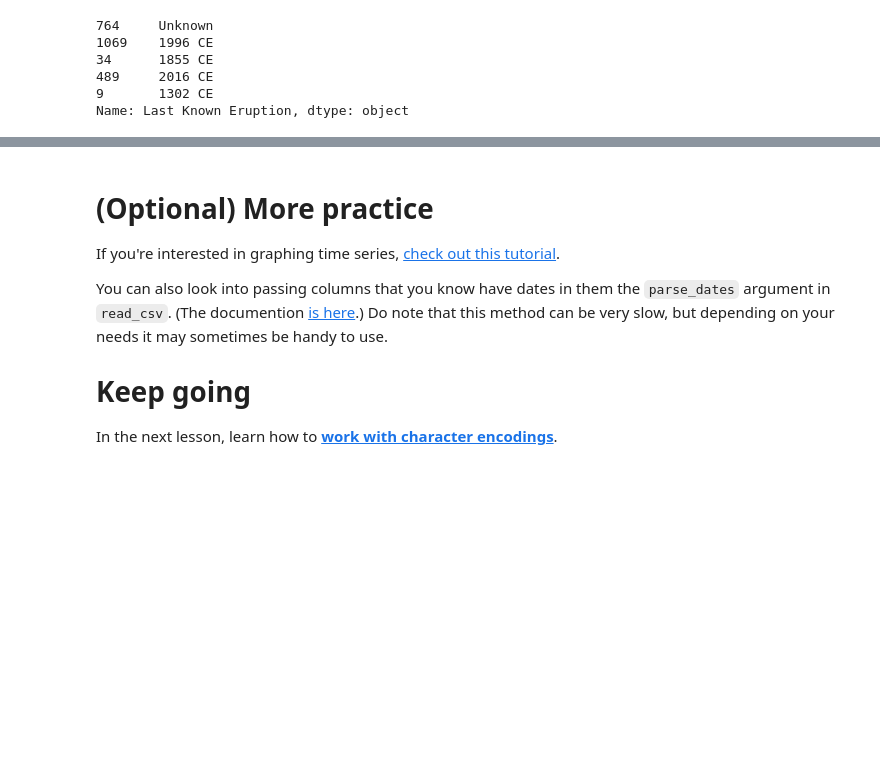
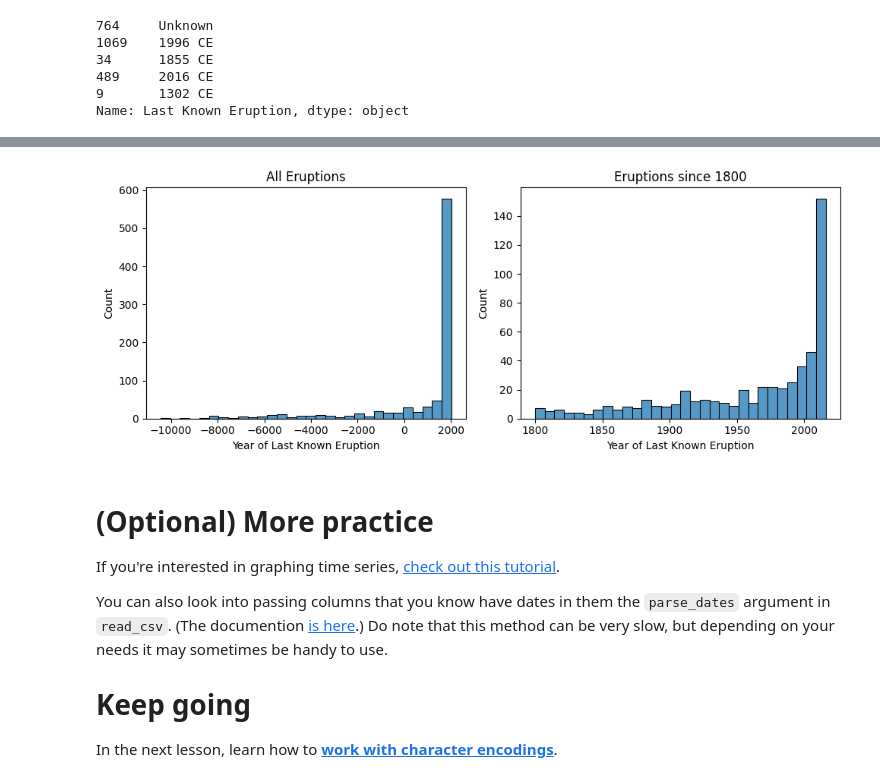
Before and after one commit to PascalWetzel/Kaggle-courses, a Jupyter notebook: data_cleaning/03-parsing-dates.ipynb, the cells around one changed output, grey strips where cells are left out. Drawn from its saved outputs; the diff is of its cells as text; code cells hidden in the pictures; blank space fills up the shorter version.

```diff
--- a/data_cleaning/03-parsing-dates.ipynb
+++ b/data_cleaning/03-parsing-dates.ipynb
@@ -208,3 +209,8 @@ volcanos['Last Known Eruption'].sample(5)
 489     2016 CE
 9       1302 CE
 Name: Last Known Eruption, dtype: object
+# %%
+volcanos["Era"] = volcanos['Last Known Eruption'].str.split(" ").str[1]
+volcanos["Last Known Eruption Parsed"] = pd.to_numeric(volcanos['Last Known Eruption'].str.split(" ").str[0], errors="coerce")
+volcanos.loc[volcanos["Era"] == "BCE", "Last Known Eruption Parsed"] *= -1
+volcanos[["Last Known Eruption Parsed", "Era"]]
@@ -211,3 +231,26 @@ Name: Last Known Eruption, dtype: object
+# %%
+fig, ax = plt.subplots(1, 2, figsize=(10, 4))
+
+sns.histplot(
+    volcanos["Last Known Eruption Parsed"],
+    bins=30,
+    ax=ax[0]
+)
+ax[0].set_xlabel("Year of Last Known Eruption")
+ax[0].set_title("All Eruptions")
+
+sns.histplot(
+    volcanos.loc[volcanos["Last Known Eruption Parsed"] >= 1800, "Last Known Eruption Parsed"],
+    bins=30,
+    ax=ax[1]
+)
+ax[1].set_xlabel("Year of Last Known Eruption")
+ax[1].set_title("Eruptions since 1800")
+
+plt.tight_layout()
+plt.show()
+# %% [output]
+[figure, added]
 # %% [markdown]
 # (Optional) More practice
 
```
Also changed, not shown: parts of 2 cells of this notebook.
